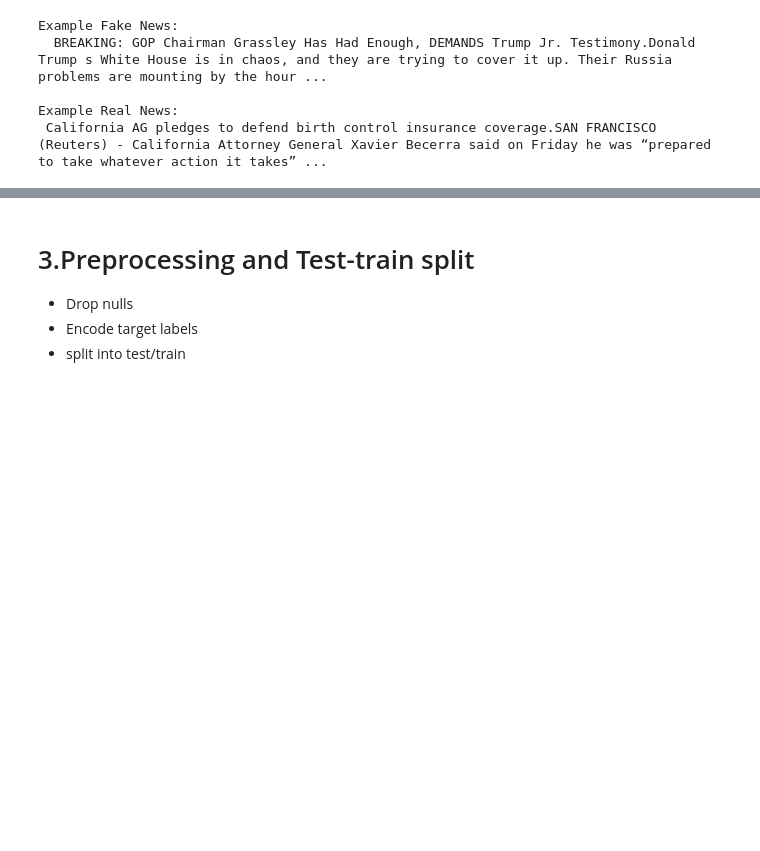
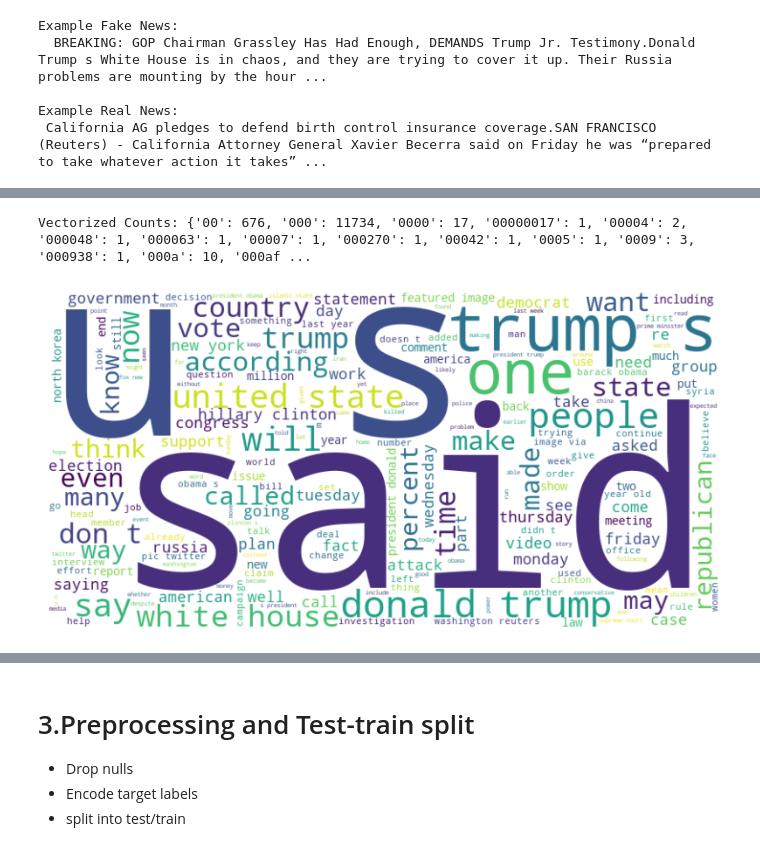
Before and after one commit to harshbpathak/fake-news-detector, a Jupyter notebook: notebook/fake-news-detector.ipynb, the cells around one changed output, grey strips where cells are left out. Saved outputs shown, nothing was run; the diff lists cells and outputs as text; code cells hidden in the pictures; blank space fills up the shorter version.

```diff
--- a/notebook/fake-news-detector.ipynb
+++ b/notebook/fake-news-detector.ipynb
@@ -96,0 +154,18 @@ Example Real News:
+# %%
+# Alternative with CountVectorizer
+from sklearn.feature_extraction.text import CountVectorizer
+vectorizer = CountVectorizer(lowercase=True)
+X = vectorizer.fit_transform(df['text'])
+word_counts = dict(zip(vectorizer.get_feature_names_out(), X.sum(axis=0).A1))
+print("Vectorized Counts:", word_counts)
+# %% [output]
+Vectorized Counts: {'00': 676, '000': 11734, '0000': 17, '00000017': 1, '00004': 2, '000048': 1, '000063': 1, '00007': 1, '000270': 1, '00042': 1, '0005': 1, '0009': 3, '000938': 1, '000a': 10, '000af ...
+# %%
+# Word Cloud
+wordcloud = WordCloud(width=800, height=400, background_color='white').generate(' '.join(all_words))
+plt.figure(figsize=(10, 5))
+plt.imshow(wordcloud, interpolation='bilinear')
+plt.axis('off')
+plt.show()
+# %% [output]
+[figure, added]
```
Also changed, not shown: parts of 16 cells of this notebook.
